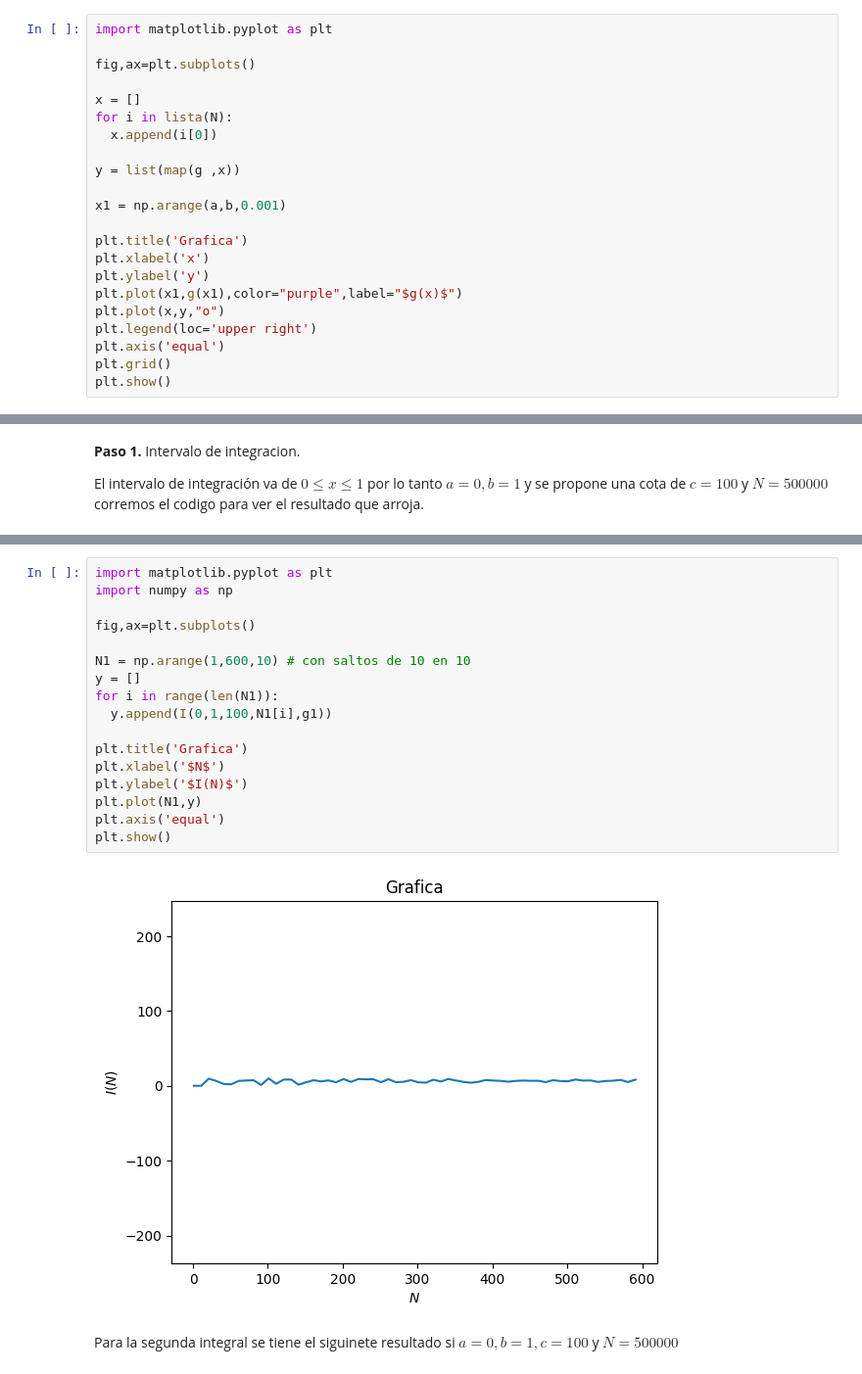
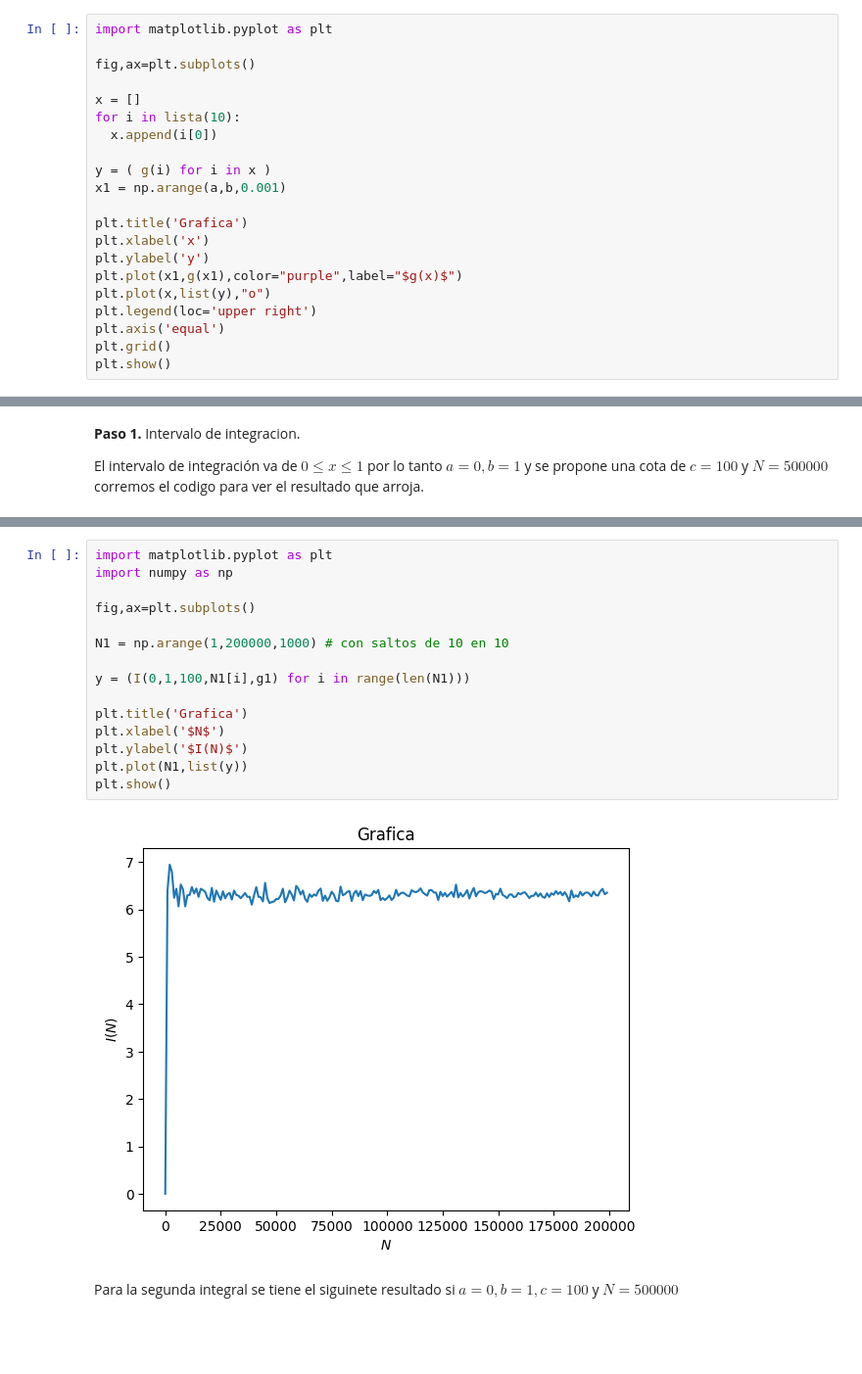
Before and after one commit to AyaxYordi/Simulacion-2---2024, a Jupyter notebook: Monte_Carlo_acierto_y_error.ipynb, the cells around one changed output, grey strips where cells are left out. Shown at 98% size. Saved outputs shown, nothing was run; the diff lists cells and outputs as text; blank space fills up the shorter version.

```diff
--- a/Monte_Carlo_acierto_y_error.ipynb
+++ b/Monte_Carlo_acierto_y_error.ipynb
@@ -85,18 +85,17 @@ import matplotlib.pyplot as plt
 fig,ax=plt.subplots()
 
 x = []
-for i in lista(N):
+for i in lista(10):
   x.append(i[0])
 
-y = list(map(g ,x))
-
+y = ( g(i) for i in x )
 x1 = np.arange(a,b,0.001)
 
 plt.title('Grafica')
 plt.xlabel('x')
 plt.ylabel('y')
 plt.plot(x1,g(x1),color="purple",label="$g(x)$")
-plt.plot(x,y,"o")
+plt.plot(x,list(y),"o")
 plt.legend(loc='upper right')
 plt.axis('equal')
 plt.grid()
@@ -163,22 +162,20 @@ I = 6.3154
 # %%
 import matplotlib.pyplot as plt
 import numpy as np
 
 fig,ax=plt.subplots()
 
-N1 = np.arange(1,600,10) # con saltos de 10 en 10
-y = []
-for i in range(len(N1)):
-  y.append(I(0,1,100,N1[i],g1))
+N1 = np.arange(1,200000,1000) # con saltos de 10 en 10
+
+y = (I(0,1,100,N1[i],g1) for i in range(len(N1)))
 
 plt.title('Grafica')
 plt.xlabel('$N$')
 plt.ylabel('$I(N)$')
-plt.plot(N1,y)
-plt.axis('equal')
+plt.plot(N1,list(y))
 plt.show()
 # %% [output]
-[figure, old version]
+[figure, new version]
 # %% [markdown]
 Para la segunda integral se tiene el siguinete resultado si $a=0,b=1,c=100$ y $N=500000$
 # %%
```
Also changed, not shown: parts of 8 cells of this notebook.
